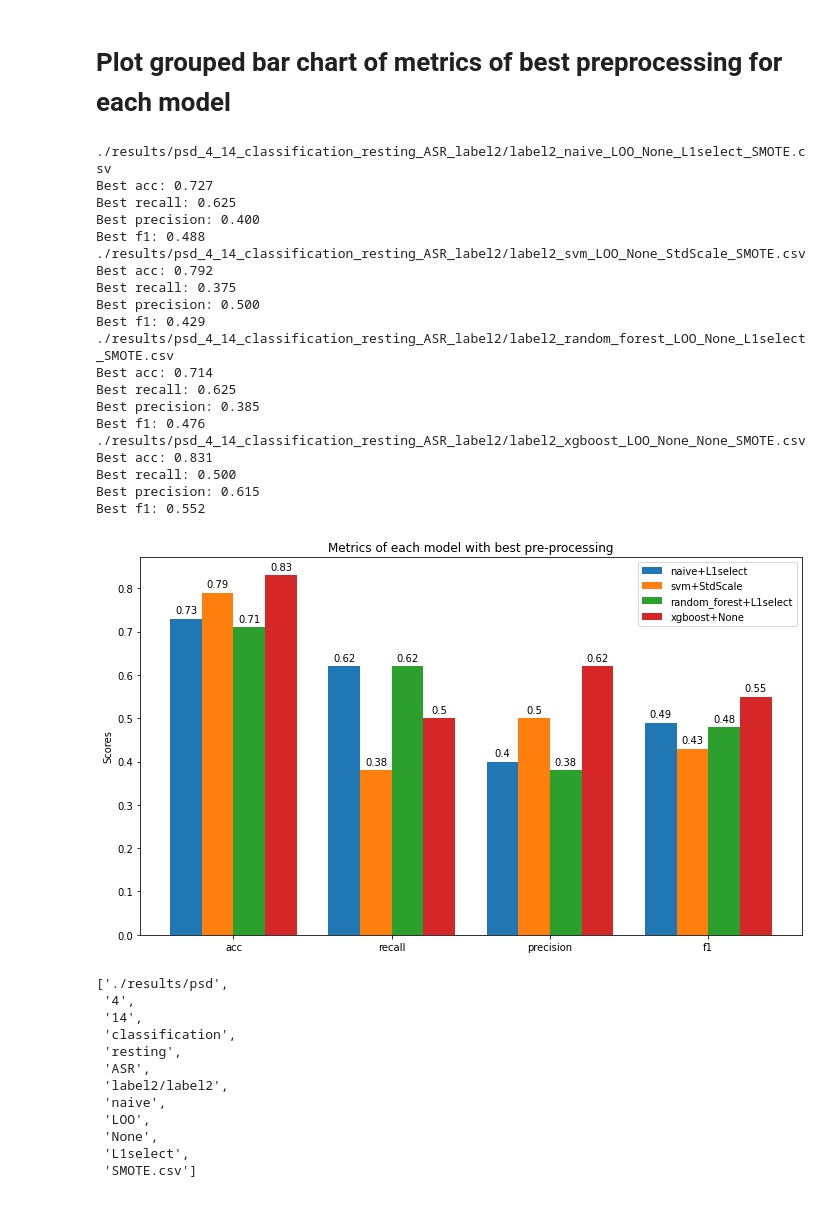
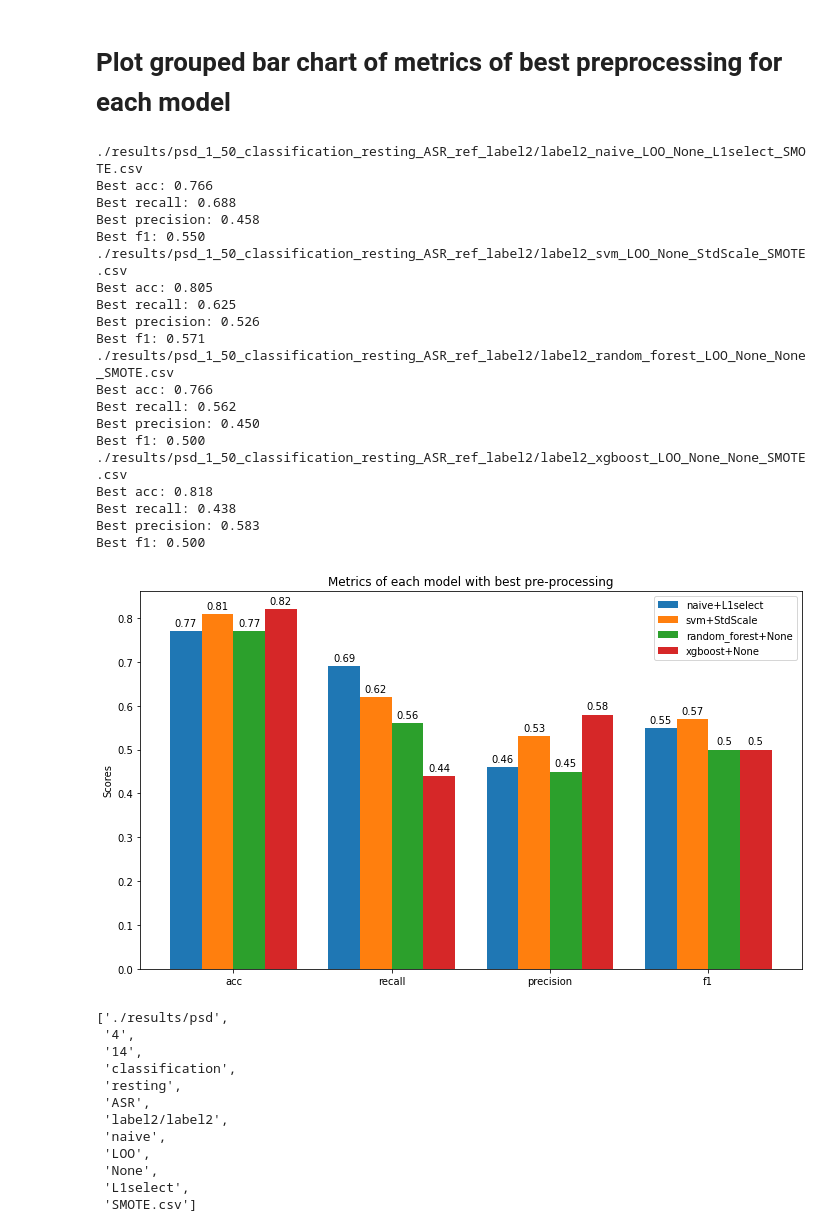
Before and after one commit to hundredball/Classroom_stress, a Jupyter notebook: classification.ipynb, the cells around one changed output. Drawn from its saved outputs; the diff is of its cells as text; code cells hidden in the pictures.

```diff
--- a/classification.ipynb
+++ b/classification.ipynb
@@ -42,7 +43,7 @@ INFO: Using numpy backend
 show_acc = False
 output_cm = False
 save_record = True
-feature_folder = 'XGB_psd_resting_ASR_ref'
+feature_folder = 'XGB_psd_LOO_resting_ASR_ref'
 input_type = ['psd', 'bp', 'cov'][0]
 data_folder = 'resting_ASR_ref'
 
@@ -66,7 +67,7 @@ imbalanced_methods = ['None', 'SMOTE', 'cost-sensitive']
 
 
 model_names = ['xgboost']
-cv_modes = ['KFold']
+cv_modes = ['LOO']
 add_features = ['None']
 preprocess_methods = ['None']
 imbalanced_methods = ['SMOTE']
@@ -159,6 +160,7 @@ for label_format in label_formats:
             folds = loo.split(inputs)
         else:    # Leave one subject out
             folds = np.unique(S)
+        folds = list(folds)
 
         train_acc_list = []
         val_acc_list = []
@@ -178,7 +180,8 @@ for label_format in label_formats:
             if preprocess_name == 'L1select':
                 selected_features = {region:[] for region in ['F','LT','C','RT','P','O']}
             else:
-                selected_features = {region: [0]*len(xaxis) for region in ['F','LT','C','RT','P','O']}    # For XGB feature importances
+                selected_features = {region: np.zeros(len(xaxis)) for region in ['F','LT','C','RT','P','O']}    # For XGB feature importances
+                all_feature_importances = {region: np.zeros((len(folds), len(xaxis))) for region in ['F','LT','C','RT','P','O']}
         if added_feature in ['coherence','coherence_only']:
             selected_features = {'coherence': []}
 
@@ -345,6 +348,7 @@ for label_format in label_formats:
                 fig, axs = plt.subplots(2, 3, figsize=(10,6))
                 for i_channel in range(6):
 
+                    region = data.df_all.loc[0,'channels'][i_channel]
                     row, col = i_channel//3, i_channel%3
 
                     coef = clf.feature_importances_[i_channel*len(xaxis):(i_channel+1)*len(xaxis)]
@@ -352,7 +356,9 @@ for label_format in label_formats:
                     axs[row][col].plot(xaxis, coef)
                     axs[row][col].set_title(data.df_all.loc[0,'channels'][i_channel])
 
-                    selected_features[data.df_all.loc[0,'channels'][i_channel]] += coef / n_splits
+                    all_feature_importances[region][i_fold] = coef
+                    all_feature_importances['freq'] = xaxis
+                    selected_features[region] += coef / len(folds)
 
                 fig.suptitle('XGBoost feature importances of fold %d'%(i_fold))
                 fig.text(0.5, 0.05, 'Frequency (Hz)', ha='center')
@@ -424,6 +432,8 @@ if 'L1' in feature_folder:
 elif 'XGB' in feature_folder:
     bands = {'theta':(4,7), 'alpha':(8,13), 'beta':(14,30), 'gamma':(31,50)}
     regions = ['F','LT','C','RT','P','O']
+    bandpower_regions = {region: np.zeros((len(all_feature_importances['F']), len(bands))) for region in regions}
+    bandpower_regions['freq'] = bands.keys()
     bandpowers = {}
     for i_band, band in enumerate(bands.keys()):
         bandpowers[band] = []
@@ -435,6 +445,7 @@ elif 'XGB' in feature_folder:
             idx = np.logical_and(xaxis >= low, xaxis <= high)
 
             bandpowers[band].append(np.mean(selected_features[region][idx]))
+            bandpower_regions[region][:, i_band] = np.mean(all_feature_importances[region][:, idx], axis=1)
 
     # Save feature with feature importances more than zero as csv file
     selected_freq = {}
@@ -446,6 +457,12 @@ elif 'XGB' in feature_folder:
     # Save as mat file
     sio.savemat('{folder}/XGB_feature_importances.mat'.format(folder='results/'+feature_folder), bandpowers)
 
-    # Save as json file
-    with open('{}/XGB_feature_importances.json'.format('results/'+feature_folder), 'w') as f:
+    # Save bandpower as json file
+    with open('{}/XGB_feature_importances_bandpower.json'.format('results/'+feature_folder), 'w') as f:
         json.dump(bandpowers, f)
+
+    # Plot feature importance in Hz
+    visualize.plot_XGB_feature_importance(all_feature_importances, feature_folder, xaxis='Hz')
+
+    # Plot feature importance in band
+    visualize.plot_XGB_feature_importance(bandpower_regions, feature_folder, xaxis='band', error_bar=True)
@@ -526,7 +554,7 @@ Best f1: 0.452
 import glob
 import itertools
 
-data_name = 'psd_4_14_classification_resting_ASR_label2'
+data_name = 'psd_1_50_classification_resting_ASR_ref_label2'
 save = False
 main_metric = 'Val_f1'    # Main metric for comparison
 
@@ -558,53 +586,53 @@ for model in models:
     df = pd.read_csv(max_file)
 
     print(max_file)
     for metric in metrics:
         value = df.loc[len(df)-1,'Val_'+str(metric)]
         print('Best {metric}: {value:5.3f}'.format(metric=metric, value=value))
         metric_dict[model].append(round(value,2))
 
 # Plot bar chart
 width = 0.2  # the width of the bars
 x = np.arange(len(metrics))   # label locations
 
 fig, ax = plt.subplots(figsize=(10,6))
 width_list = [-1.5*width, -0.5*width, 0.5*width, 1.5*width]
 rects = [ax.bar(x+width_list[i], metric_dict[model], width, label='{model}+{pre}'.format(model=model, pre=preprocess_list[i]))
          for i, model in enumerate(models)]
 
 # Add some text for labels, title and custom x-axis tick labels, etc.
 ax.set_ylabel('Scores')
 ax.set_title('Metrics of each model with best pre-processing')
 ax.set_xticks(x, metrics)
 ax.legend()
 
 for i in range(len(metrics)):
     ax.bar_label(rects[i], padding=3)
 
 fig.tight_layout()
 fig.savefig('./results/performance_{}.png'.format(data_name))
 # %% [output]
-./results/psd_4_14_classification_resting_ASR_label2/label2_naive_LOO_None_L1select_SMOTE.csv
-Best acc: 0.727
+./results/psd_1_50_classification_resting_ASR_ref_label2/label2_naive_LOO_None_L1select_SMOTE.csv
+Best acc: 0.766
+Best recall: 0.688
+Best precision: 0.458
+Best f1: 0.550
+./results/psd_1_50_classification_resting_ASR_ref_label2/label2_svm_LOO_None_StdScale_SMOTE.csv
+Best acc: 0.805
 Best recall: 0.625
-Best precision: 0.400
-Best f1: 0.488
-./results/psd_4_14_classification_resting_ASR_label2/label2_svm_LOO_None_StdScale_SMOTE.csv
-Best acc: 0.792
-Best recall: 0.375
-Best precision: 0.500
-Best f1: 0.429
-./results/psd_4_14_classification_resting_ASR_label2/label2_random_forest_LOO_None_L1select_SMOTE.csv
-Best acc: 0.714
-Best recall: 0.625
-Best precision: 0.385
-Best f1: 0.476
-./results/psd_4_14_classification_resting_ASR_label2/label2_xgboost_LOO_None_None_SMOTE.csv
-Best acc: 0.831
-Best recall: 0.500
-Best precision: 0.615
-Best f1: 0.552
+Best precision: 0.526
+Best f1: 0.571
+./results/psd_1_50_classification_resting_ASR_ref_label2/label2_random_forest_LOO_None_None_SMOTE.csv
+Best acc: 0.766
+Best recall: 0.562
+Best precision: 0.450
+Best f1: 0.500
+./results/psd_1_50_classification_resting_ASR_ref_label2/label2_xgboost_LOO_None_None_SMOTE.csv
+Best acc: 0.818
+Best recall: 0.438
+Best precision: 0.583
+Best f1: 0.500
-[figure, old version]
+[figure, new version]
 # %%
 './results/psd_4_14_classification_resting_ASR_label2/label2_naive_LOO_None_L1select_SMOTE.csv'.split('_')
 # %% [output]
```
Also changed, not shown: parts of 5 cells of this notebook, 2 other files.
